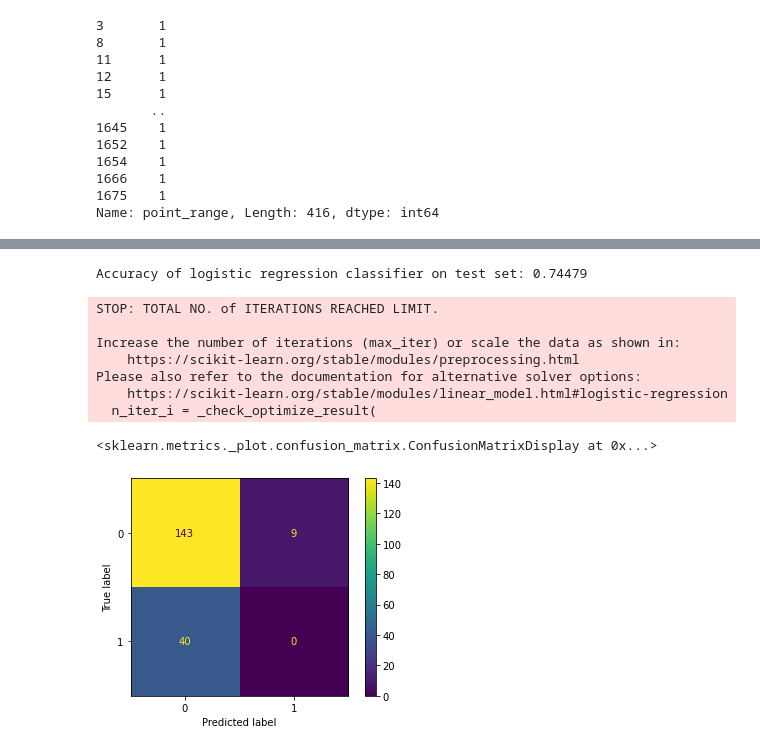
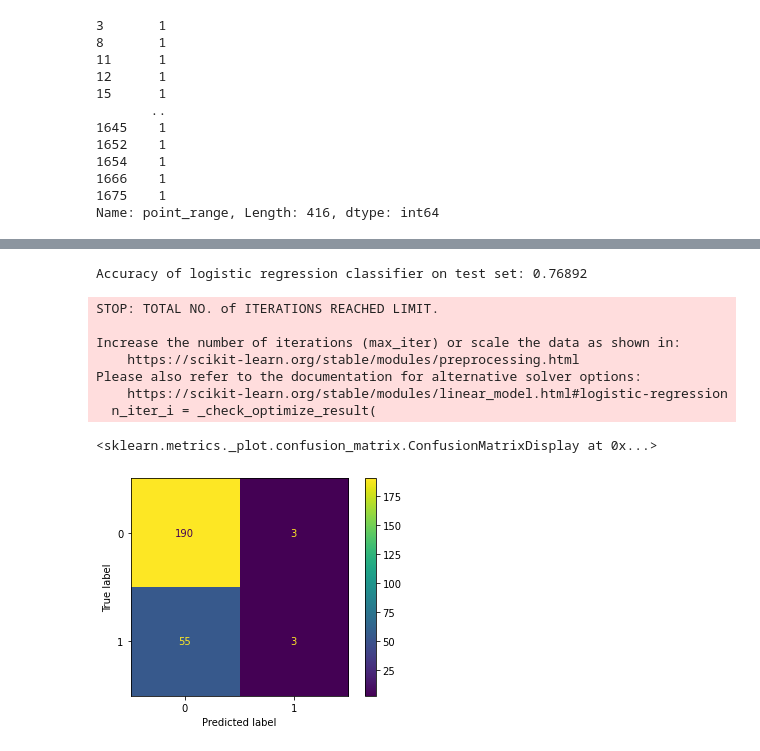
Before and after one commit to asval211/pga_golf_dataset, a Jupyter notebook: notebooks/exploratory/Cameron/data analysis.ipynb, the cells around one changed output, grey strips where cells are left out. Drawn from its saved outputs; the diff is of its cells as text; code cells hidden in the pictures.

```diff
--- a/notebooks/exploratory/Cameron/data analysis.ipynb
+++ b/notebooks/exploratory/Cameron/data analysis.ipynb
@@ -431,50 +431,52 @@ df_2017 = df.loc[df['year'] == 2017]
 # %%
 df_2018 = df.loc[df['year'] == 2018]
 # %%
-dataframes = [df_2010,df_2011,df_2012, df_2013, df_2014, df_2015, df_2016, df_2017]
+dataframes = [df_2010,df_2011,df_2012, df_2013, df_2014, df_2015, df_2016, df_2017,df_2018]
 
-df_10_17 = pd.concat(dataframes)
+df_10_18 = pd.concat(dataframes)
 # %%
 lr = LogisticRegression()
 # %%
-X_train = df_10_17.drop(columns= ['points','top_10','money','point_range','player_name'], axis = 1)
+X = df_10_18.drop(columns= ['points','top_10','money','point_range','player_name'], axis = 1)
 
-y_train = df_10_17['point_range']
+y = df_10_18['point_range']
 
+X_train, X_val, y_train, y_val = train_test_split(X, y, test_size=0.15,random_state=24)
+columns = X_train.columns
 
 X_test = df_2018.drop(columns= ['points','top_10','money','point_range','player_name'], axis = 1)
 y_test = df_2018['point_range']
 
 #I scale the X_train and X_test data.
 sc = StandardScaler()
 
 X_train_s = sc.fit(X_train).transform(X_train)
-X_test_s = sc.transform(X_test)
+X_test_s = sc.transform(X_val)
 
 #Here I select particular variables from X to use for the logistic regression.
 #cols=['RPI Last Season','AP Votes', 'Coaches Votes','OPPP','OFGm','OFGM','OPerTO','DPerFT','OaFGPer']
 #Now form dataframes from the scaled but not oversampled data with just those␣ 􏰁→columns
 #X_s=X_s_data[cols]
 #y_s=y_s_data['Sweet 16']
 #Form dataframe for X_test_s using only columns specified.
 #X_test_s_df_c=X_test_s_df[cols]
 
 
 lr.fit(X_train, y_train)
 
-y_pred = lr.predict(X_test)
+y_pred = lr.predict(X_val)
 
-print('Accuracy of logistic regression classifier on test set: {:.5f}'.format(accuracy_score(y_test, y_pred)))
+print('Accuracy of logistic regression classifier on test set: {:.5f}'.format(accuracy_score(y_val, y_pred)))
 
-plot_confusion_matrix(lr,X_test, y_test)
+plot_confusion_matrix(lr,X_val, y_val)
 # %% [output]
-Accuracy of logistic regression classifier on test set: 0.74479
+Accuracy of logistic regression classifier on test set: 0.76892
 STOP: TOTAL NO. of ITERATIONS REACHED LIMIT.
 
 Increase the number of iterations (max_iter) or scale the data as shown in:
     https://scikit-learn.org/stable/modules/preprocessing.html
 Please also refer to the documentation for alternative solver options:
     https://scikit-learn.org/stable/modules/linear_model.html#logistic-regression
   n_iter_i = _check_optimize_result(
 <sklearn.metrics._plot.confusion_matrix.ConfusionMatrixDisplay at 0x...>
-[figure, old version]
+[figure, new version]
```
Also changed, not shown: parts of 8 cells of this notebook, 1 other file.
